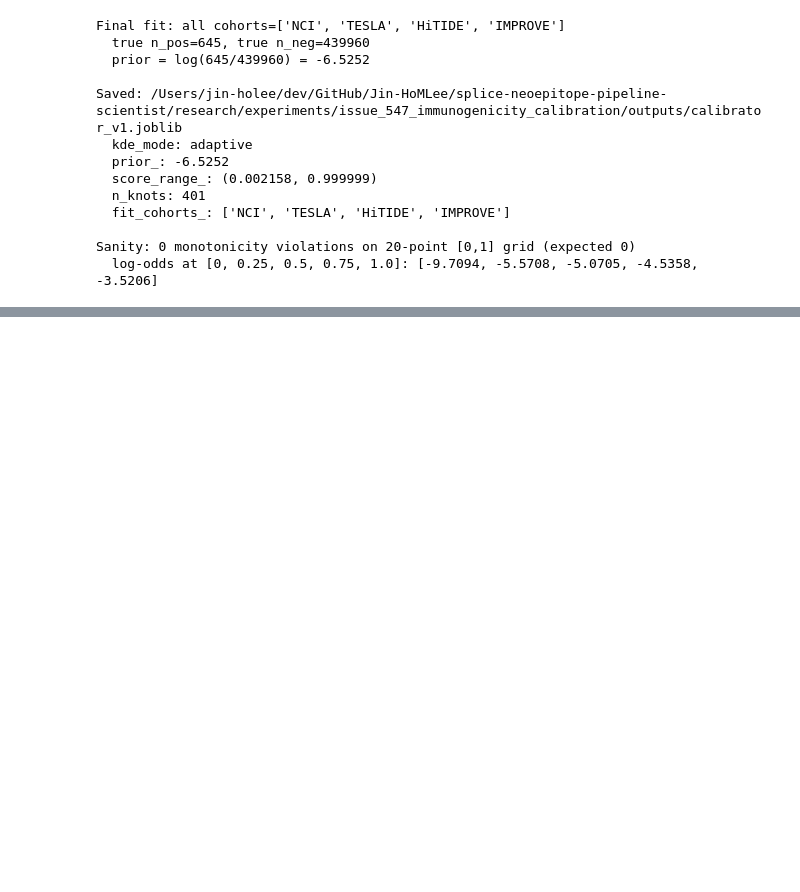
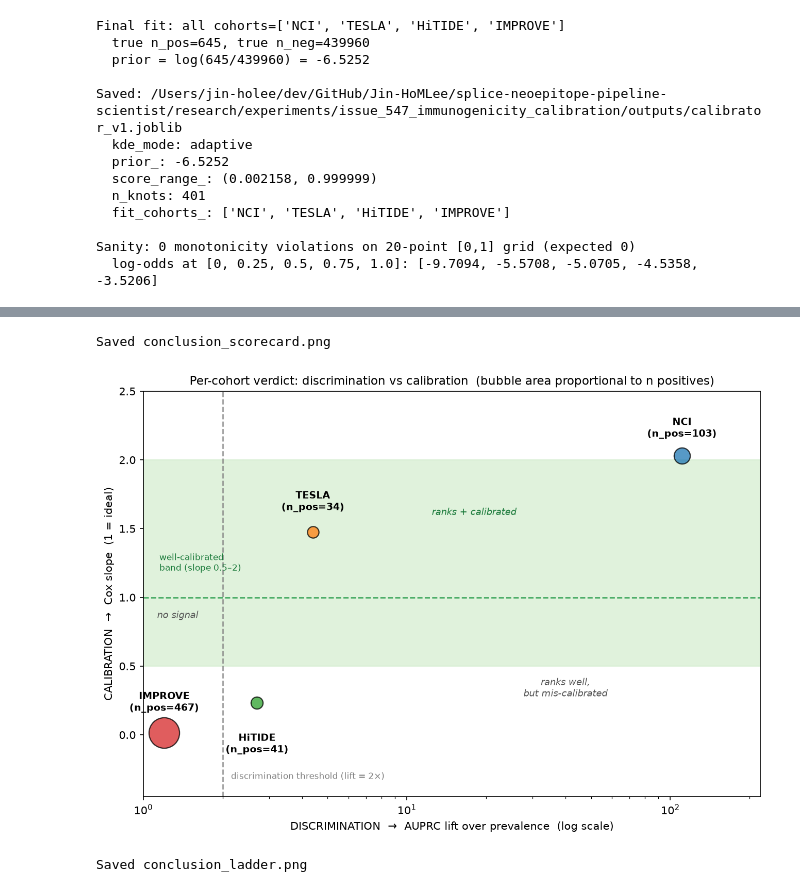
Before and after one commit to Jin-HoMLee/splice-neoepitope-pipeline, a Jupyter notebook: research/experiments/issue_547_immunogenicity_calibration/notebook.ipynb, the cells around one changed output, grey strips where cells are left out. Drawn from its saved outputs; the diff is of its cells as text; code cells hidden in the pictures; blank space fills up the shorter version.

```diff
--- a/research/experiments/issue_547_immunogenicity_calibration/notebook.ipynb
+++ b/research/experiments/issue_547_immunogenicity_calibration/notebook.ipynb
@@ -642,0 +893,80 @@ Sanity: 0 monotonicity violations on 20-point [0,1] grid (expected 0)
+# %%
+# Conclusion visuals: (1) per-cohort verdict scorecard, (2) evidence / extrapolation ladder.
+# Numbers are pulled LIVE from the computed tables so the figures stay in sync.
+import os
+import numpy as np
+import matplotlib.pyplot as plt
+from matplotlib.patches import FancyBboxPatch, FancyArrowPatch
+from IPython.display import display, Image
+out_dir = os.path.join(BASE, "outputs")
+
+cohorts = ["NCI", "TESLA", "HiTIDE", "IMPROVE"]
+_lift  = lift_df.set_index("cohort")["lift"].to_dict()
+_slope = loco_df.set_index("held_out")["cox_slope"].to_dict()
+_npos  = loco_df.set_index("held_out")["n_pos"].to_dict()
+_win   = within_df.set_index("cohort")["within_auprc"].to_dict()
+_loco  = within_df.set_index("cohort")["loco_auprc"].to_dict()
+col = {"NCI": "#1f77b4", "TESLA": "#ff7f0e", "HiTIDE": "#2ca02c", "IMPROVE": "#d62728"}
+
+# ---------- (1) Scorecard: discrimination x calibration ----------
+fig, ax = plt.subplots(figsize=(8.8, 6.2))
+ax.axhspan(0.5, 2.0, color="#c7e9c0", alpha=0.55, zorder=0)
+ax.text(1.15, 1.25, "well-calibrated\nband (slope 0.5–2)", fontsize=8, color="#1a7a3a", va="center")
+ax.axhline(1.0, ls="--", color="#1a9641", alpha=0.8, lw=1.3)
+ax.axvline(2.0, ls="--", color="gray", alpha=0.8, lw=1.3)
+ax.text(2.15, -0.32, "discrimination threshold (lift = 2×)", fontsize=8, color="gray")
+off = {"NCI": 0.20, "TESLA": 0.22, "HiTIDE": -0.30, "IMPROVE": 0.22}
+for c in cohorts:
+    ax.scatter(_lift[c], _slope[c], s=60 + _npos[c] * 1.6, color=col[c], alpha=0.75,
+               edgecolor="black", linewidth=1.1, zorder=3)
+    ax.annotate(f"{c}\n(n_pos={_npos[c]})", (_lift[c], _slope[c]),
+                xytext=(_lift[c], _slope[c] + off[c]), ha="center", va="center",
+                fontsize=9, fontweight="bold", zorder=4)
+ax.text(40, 0.28, "ranks well,\nbut mis-calibrated", fontsize=8.5, ha="center", color="#555", style="italic")
+ax.text(1.35, 0.85, "no signal", fontsize=8.5, ha="center", color="#555", style="italic")
+ax.text(18, 1.6, "ranks + calibrated", fontsize=8.5, ha="center", color="#1a7a3a", style="italic")
+ax.set_xscale("log")
+ax.set_xlim(1.0, 220); ax.set_ylim(-0.45, 2.5)
+ax.set_xlabel("DISCRIMINATION  →  AUPRC lift over prevalence  (log scale)", fontsize=10)
+ax.set_ylabel("CALIBRATION  →  Cox slope  (1 = ideal)", fontsize=10)
+ax.set_title("Per-cohort verdict: discrimination vs calibration  (bubble area proportional to n positives)", fontsize=11)
+fig.tight_layout()
+fig.savefig(os.path.join(out_dir, "conclusion_scorecard.png"), dpi=150, bbox_inches="tight")
+plt.close(fig)
+print("Saved conclusion_scorecard.png")
+display(Image(filename=os.path.join(out_dir, "conclusion_scorecard.png")))
+
+# ---------- (2) Evidence / extrapolation ladder ----------
+fig, ax = plt.subplots(figsize=(9.5, 6.4))
+ax.set_xlim(0, 10); ax.set_ylim(0, 10); ax.axis("off")
+b1_sub = f"signal is real\nTESLA AUPRC {_win['TESLA']:.2f} · HiTIDE {_win['HiTIDE']:.2f}"
+b2_sub = f"transfers, weaker\nTESLA {_loco['TESLA']:.2f} · NCI {int(round(_lift['NCI']))}× lift · IMPROVE ~baseline"
+b3_sub = "UNTESTED · no data (#680)\nextrapolation beyond every training cohort"
+steps = [
+    (1.0, 6.8, 4.4, 1.9, "#9ecae1", "#08519c", False, "Within-cohort (5-fold)", b1_sub),
+    (2.9, 3.9, 4.4, 1.9, "#fdae6b", "#a63603", False, "LOCO (cross-SNV-cohort)", b2_sub),
+    (4.8, 1.0, 4.4, 1.9, "#e8e8e8", "#888888", True, "Splice-junction  —  OUR TARGET", b3_sub),
+]
+for x, y, w, h, fc, ec, dashed, title, sub in steps:
+    ax.add_patch(FancyBboxPatch((x, y), w, h, boxstyle="round,pad=0.02,rounding_size=0.12",
+                 facecolor=fc, edgecolor=ec, linewidth=1.8, linestyle="--" if dashed else "-", zorder=2))
+    ax.text(x + w / 2, y + h * 0.66, title, ha="center", va="center", fontsize=11.5, fontweight="bold", color=ec, zorder=3)
+    ax.text(x + w / 2, y + h * 0.27, sub, ha="center", va="center", fontsize=8.8,
+            color="black" if not dashed else "#555", zorder=3)
+ax.add_patch(FancyArrowPatch((3.1, 6.8), (4.0, 5.85), arrowstyle="-|>", mutation_scale=18, color="#444", lw=1.8))
+ax.text(4.15, 6.35, "cross-lab / assay drop", fontsize=9, color="#444", va="center")
+ax.add_patch(FancyArrowPatch((5.0, 3.9), (5.9, 2.95), arrowstyle="-|>", mutation_scale=18, color="#a50f15", lw=1.8, linestyle="--"))
+ax.text(6.05, 3.45, "bigger jump:\nSNV → splice", fontsize=9, color="#a50f15", va="center")
+ax.annotate("", xy=(0.55, 1.0), xytext=(0.55, 8.7), arrowprops=dict(arrowstyle="-|>", color="black", lw=1.5))
+ax.text(0.30, 4.85, "confidence in the evidence", rotation=90, va="center", ha="center", fontsize=10)
+ax.text(0.62, 8.75, "high", fontsize=8, color="#333"); ax.text(0.62, 0.75, "low", fontsize=8, color="#333")
+ax.set_title("Where the evidence runs out: the signal is real, but splice is an extrapolation", fontsize=12.5)
+fig.tight_layout()
+fig.savefig(os.path.join(out_dir, "conclusion_ladder.png"), dpi=150, bbox_inches="tight")
+plt.close(fig)
+print("Saved conclusion_ladder.png")
+display(Image(filename=os.path.join(out_dir, "conclusion_ladder.png")))
+# %% [output]
+Saved conclusion_scorecard.png
+[figure, added]
+Saved conclusion_ladder.png
```
Also changed, not shown: parts of 25 cells of this notebook, 10 other files.
